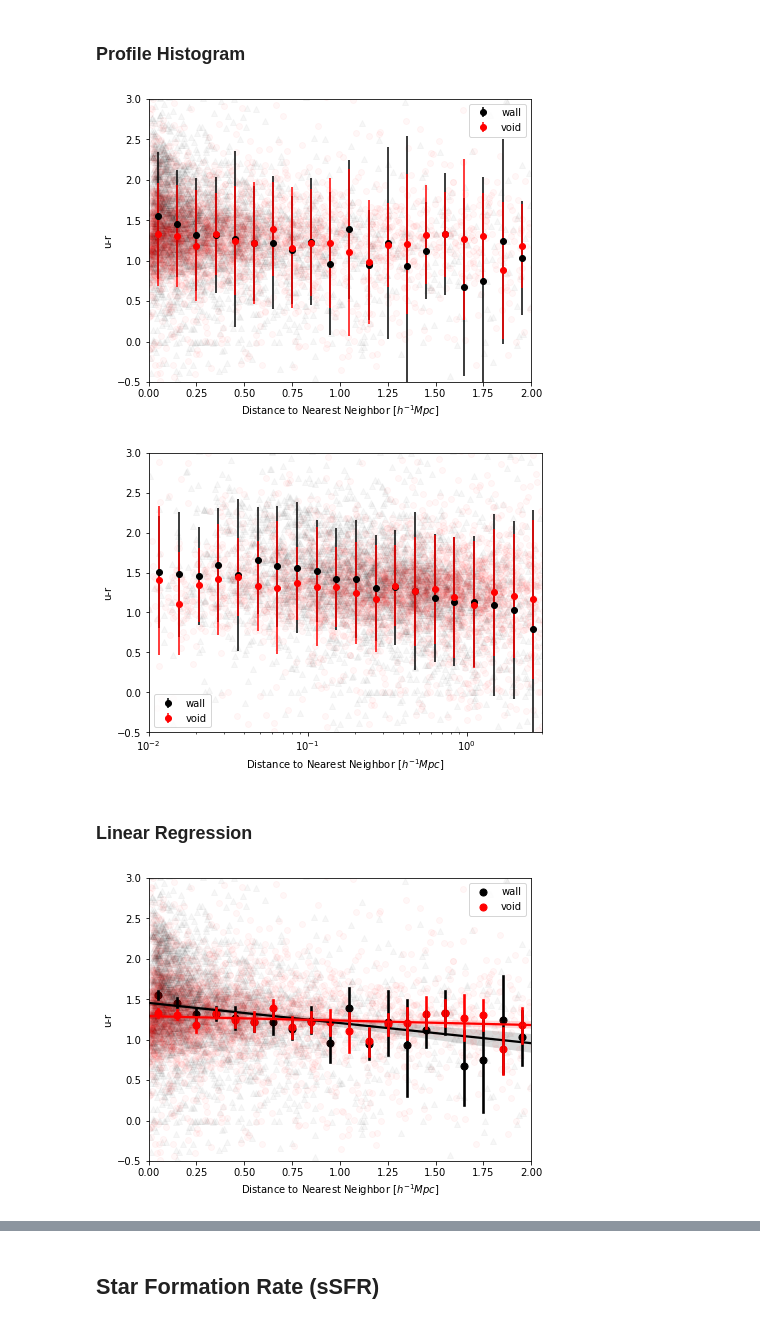
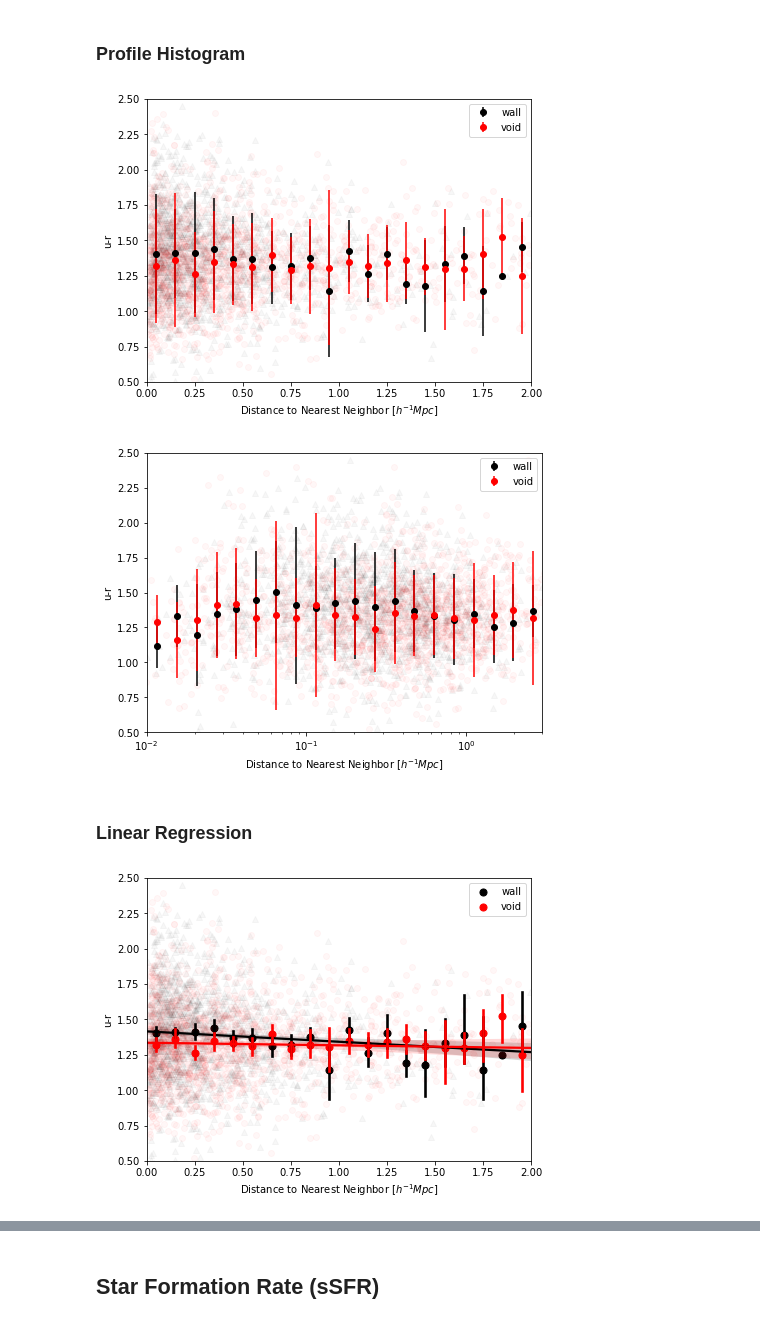
Before and after one commit to kadglass/SmallScale, a Jupyter notebook: 2D Neighbors PH and LR.ipynb, the cells around one changed output, grey strips where cells are left out. Drawn from its saved outputs; the diff is of its cells as text; code cells hidden in the pictures.

Commit message:
Did plots of only star forming dwarfs

```diff
--- a/2D Neighbors PH and LR.ipynb
+++ b/2D Neighbors PH and LR.ipynb
@@ -118,73 +118,76 @@ def profilehist(x, y, w=None, bins=10, uncertainty='stderr'):
 ## Color (u-r)
 # %% [markdown]
 ### Profile Histogram
+# %%
+sfd = dwarf_table['BPTclass'] == 1
+sfd_t3 = dwarf_t3['BPTclass'] == 1
 # %%
 fig, ax = plt.subplots(1,1, figsize=(6.4,4.8), tight_layout=True)
 
 for select, mc, label, c, m in zip([dwarf_wall, dwarf_void], ['black', 'red'], ['wall', 'void'], ['k', 'r'], ['^', 'o']):
 
-    d = dwarf_table['2D_neighbor_dist'][select]
-    vals = dwarf_table['u_r'][select]
+    d = dwarf_table['2D_neighbor_dist'][select & sfd]
+    vals = dwarf_table['u_r'][select & sfd]
     nonan = ~np.isnan(vals)
 
     xc, yavg, yerr = profilehist(d[nonan], vals[nonan], bins=np.linspace(0,3,31), uncertainty='sample')
     ax.scatter(d[nonan], vals[nonan], alpha=0.03, color=c, marker=m)
     ax.errorbar(xc, yavg, yerr=yerr, fmt='o', color=mc, label=label)
 
-    ax.set(xlabel='Distance to Nearest Neighbor [$h^{-1}Mpc]$', ylabel='u-r', xlim=([0,2]), ylim=([-0.5,3]));
+    ax.set(xlabel='Distance to Nearest Neighbor [$h^{-1}Mpc]$', ylabel='u-r', xlim=([0,2]), ylim=([0.5,2.5]));
     ax.legend();
 
-    fig.savefig('ur_2D_PH.png')
+    fig.savefig('sfd_ur_2D_PH.png')
 # %% [output]
-[figure, old version]
+[figure, new version]
 # %%
 fig, ax = plt.subplots(1,1, figsize=(6.4,4.8), tight_layout=True)
 
 for select, mc, label, c, m in zip([dwarf_wall, dwarf_void], ['black', 'red'], ['wall', 'void'], ['k', 'r'], ['^', 'o']):
 
-    d = dwarf_table['2D_neighbor_dist'][select]
-    vals = dwarf_table['u_r'][select]
+    d = dwarf_table['2D_neighbor_dist'][select & sfd]
+    vals = dwarf_table['u_r'][select & sfd]
     nonan = ~np.isnan(vals)
 
     xc, yavg, yerr = profilehist(d[nonan], vals[nonan], bins=np.logspace(np.log10(0.01),np.log10(3),21), uncertainty='sample')
     ax.scatter(d[nonan], vals[nonan], alpha=0.03, color=c, marker=m)
     ax.errorbar(xc, yavg, yerr=yerr, fmt='o', color=mc, label=label)
 
-    ax.set(xlabel='Distance to Nearest Neighbor [$h^{-1}Mpc]$', ylabel='u-r', xlim=([0.01,3]), ylim=([-0.5,3]));
+    ax.set(xlabel='Distance to Nearest Neighbor [$h^{-1}Mpc]$', ylabel='u-r', xlim=([0.01,3]), ylim=([0.5,2.5]));
     ax.set_xscale('log') #changing x axis to a logarithmic scale
 
     ax.legend();
 
-    fig.savefig('ur_2D_PH_log.png')
+    fig.savefig('sfd_ur_2D_PH_log.png')
 # %% [output]
-[figure, old version]
+[figure, new version]
 # %% [markdown]
 ### Linear Regression
 # %%
 fig, ax = plt.subplots(1,1, figsize=(6.4,4.8), tight_layout=True)
 
 for select, mc, label, c, m in zip([dwarf_wall, dwarf_void], ['black', 'red'], ['wall', 'void'], ['k', 'r'], ['^', 'o']):
 
-    d = dwarf_table['2D_neighbor_dist'][select]
-    vals = dwarf_table['u_r'][select]
+    d = dwarf_table['2D_neighbor_dist'][select & sfd]
+    vals = dwarf_table['u_r'][select & sfd]
     nonan = ~np.isnan(vals)
 
     ax.scatter(d[nonan], vals[nonan], alpha=0.03, color=c, marker=m)
 
     xedges = np.linspace(0,3,31)
     xcenters = 0.5*(xedges[1:] + xedges[:-1])
 
     sns.regplot(x=d[nonan], y=vals[nonan], x_bins=xcenters, color=mc, ax=ax, label=label)
 
 
 
-    ax.set(xlabel='Distance to Nearest Neighbor [$h^{-1}Mpc]$', ylabel='u-r', xlim=(0,2), ylim=(-0.5,3));
+    ax.set(xlabel='Distance to Nearest Neighbor [$h^{-1}Mpc]$', ylabel='u-r', xlim=(0,2), ylim=(0.5,2.5));
 
     ax.legend()
 
-    fig.savefig('ur_2D_LR.png')
+    fig.savefig('sfd_ur_2D_LR.png')
 # %% [output]
-[figure, old version]
+[figure, new version]
 # %%
 fig, ax = plt.subplots(1,1, figsize=(6.4,4.8), tight_layout=True)
 
```
Also changed, not shown: parts of 17 cells of this notebook, 3 other files.
